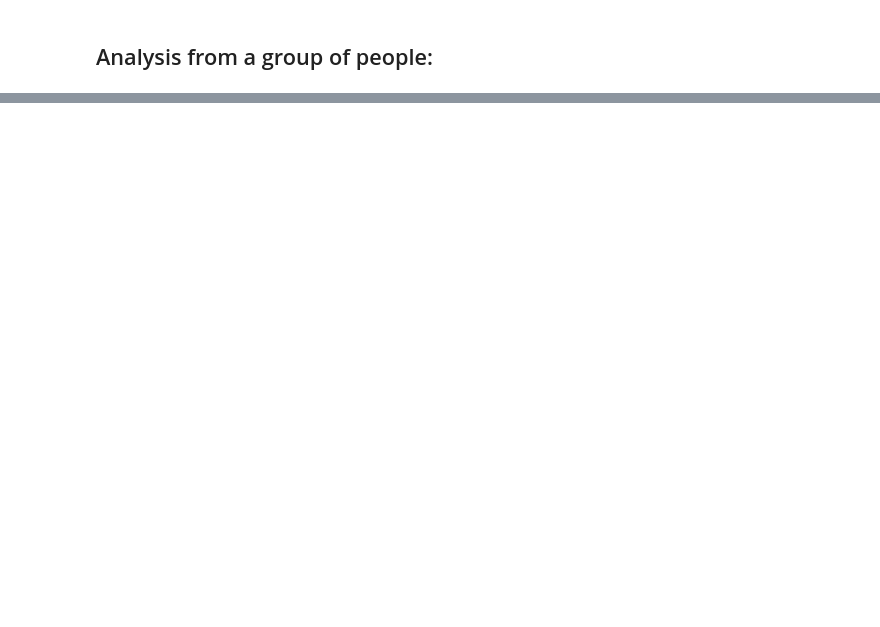
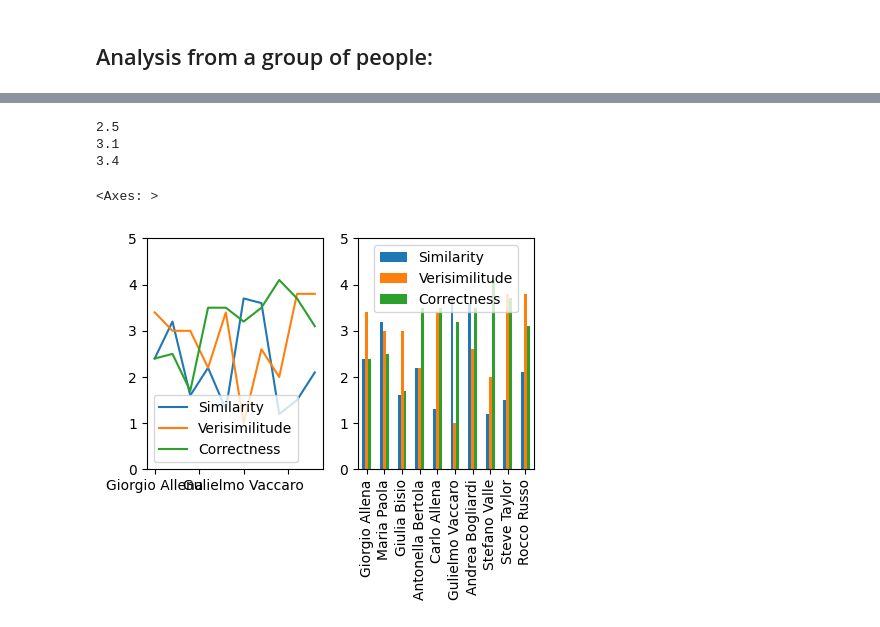
Before and after one commit to JakeMcAllen/GPT_AI_21BJ, a Jupyter notebook: NSP.ipynb, the cells around one changed output, grey strips where cells are left out. Cells and saved outputs as stored; diff of their text form; code cells hidden in the pictures; blank space fills up the shorter version.

```diff
--- a/NSP.ipynb
+++ b/NSP.ipynb
@@ -924,0 +893,52 @@ Print result:
+# %%
+# Import pandas
+import pandas as pd
+import matplotlib.pyplot as plt
+
+#define subplot layout
+fig, axes = plt.subplots(nrows=1, ncols=2, figsize=(5, 3) )
+
+
+# reading csv file
+df = pd.read_csv("result_Analysis_f_group.csv")
+# print(df.head())
+
+
+Similarity_m, Verisimilitude_m, Correctness_m = 2.5, 2.5, 2.5
+index_n, Similarity_s, Verisimilitude_s, Correctness_s = [], [], [], []
+
+
+for index, row in df.iterrows():
+    Similarity_m += row["Similarity"]
+    Verisimilitude_m += row["Verisimilitude"]
+    Correctness_m += row["Correctness"]
+
+    index_n.append(row["Name&Surname"])
+    Similarity_s.append(row["Similarity"])
+    Verisimilitude_s.append(row["Verisimilitude"])
+    Correctness_s.append(row["Correctness"])
+
+
+print()
+print(round(Similarity_m/10, 1))
+print(round(Verisimilitude_m/10, 1))
+print(round(Correctness_m/10, 1))
+print()
+
+
+
+df = pd.DataFrame({'Similarity': Similarity_s, 'Verisimilitude': Verisimilitude_s, 'Correctness': Correctness_s}, index=index_n)
+df.plot(ylim=(0, 5), ax=axes[0])
+df.plot.bar(ylim=(0, 5), ax=axes[1])
+
+
+
+# #add DataFrames to subplots
+# df1.plot(ax=axes[0,0])
+# df2.plot(ax=axes[0,1])
+# %% [output]
+2.5
+3.1
+3.4
+<Axes: >
+[figure, added]
```
Also changed, not shown: parts of 5 cells of this notebook.
